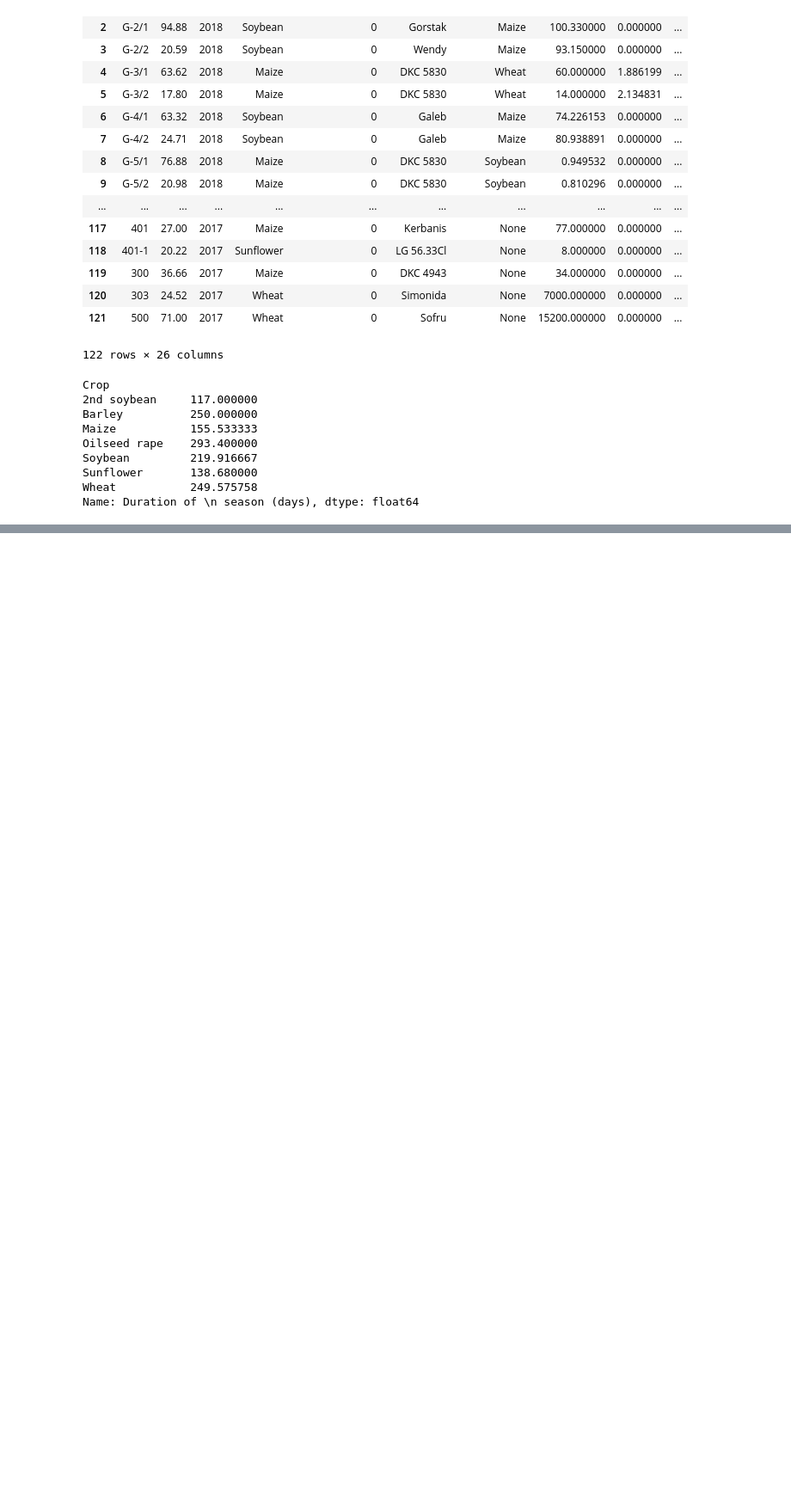
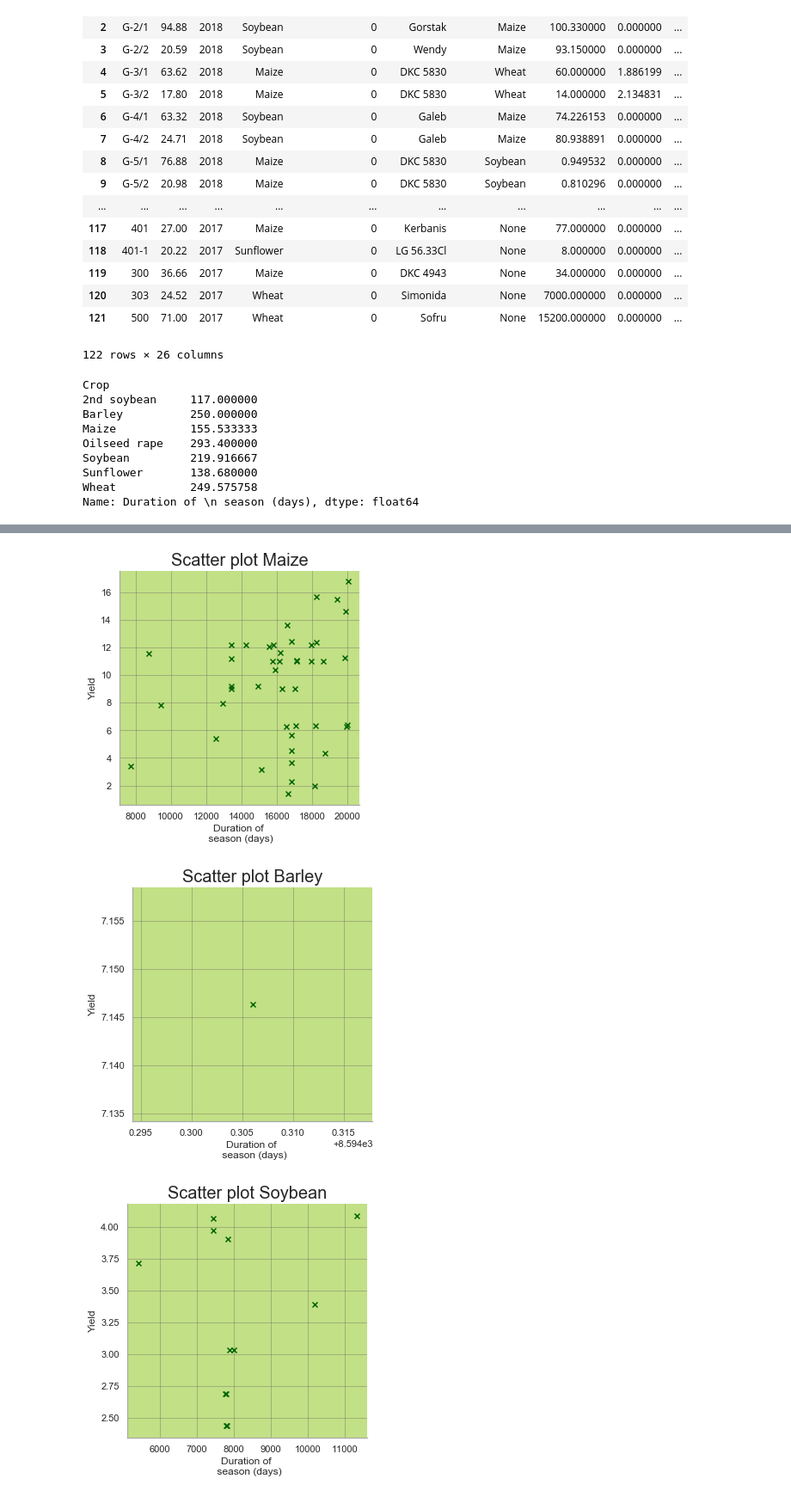
Before and after one commit to AndreaM1996/Project5, a Jupyter notebook: Project5.ipynb, the cells around one changed output, grey strips where cells are left out. Shown at 86% size. Cells and saved outputs as stored; diff of their text form; code cells hidden in the pictures; blank space fills up the shorter version.

```diff
--- a/Project5.ipynb
+++ b/Project5.ipynb
@@ -514,0 +608,22 @@ corr(dfcorr)
+# %%
+"""in most cases yield and duration of season are unrelated (for wheat we have something like positive correlation)"""
+for i in range(n):
+    df = dfdates[dfdates['Crop'] == crops[i]]
+    fig = plt.figure(figsize=(5,5))
+    ax = fig.add_subplot(111)
+    ax.scatter(np.array(df['Seed']),np.array(df['Yield']), c=('darkgreen'), marker = 'x')
+    ax.set_title('Scatter plot '+crops[i], fontsize='20')
+    ax.set_xlabel('Duration of \n season (days)')
+    ax.set_ylabel('Yield')
+    ax.grid(True,color='dimgray',alpha=0.4)
+    ax.spines['right'].set_visible(False)
+    ax.spines['top'].set_visible(False)
+    ax.spines['bottom'].set_color('darkgray')
+    ax.spines['left'].set_color('darkgray')
+    ax.set_facecolor('#c2e085')
+    plt.show()
+    plt.close(fig)
+# %% [output]
+[figure, added]
+[figure, added]
+[figure, added]
```
Also changed, not shown: parts of 65 cells of this notebook.
